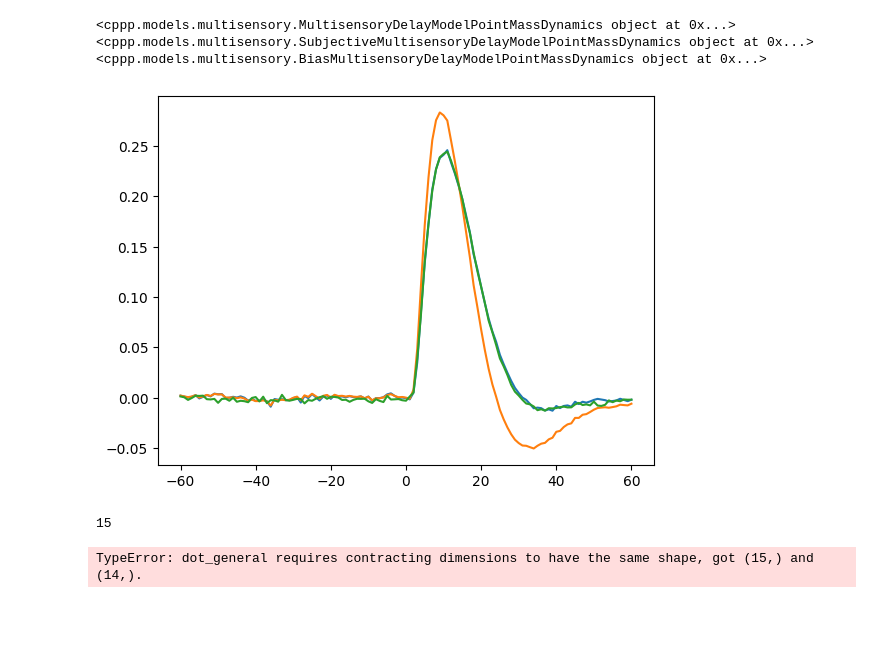
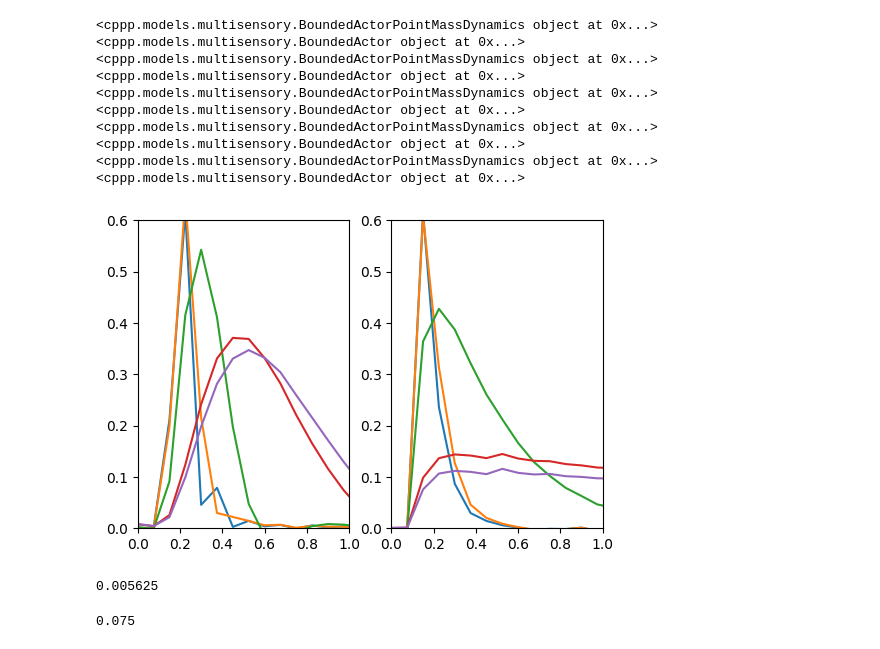
Before and after one commit to dominikstrb/cpp-proprioception, a Jupyter notebook: notebooks/ModelExploration.ipynb, the cells around one changed output. Saved outputs shown, nothing was run; the diff lists cells and outputs as text; code cells hidden in the pictures; blank space fills up the shorter version.

Commit message:
Rescale cost parameterization

```diff
--- a/notebooks/ModelExploration.ipynb
+++ b/notebooks/ModelExploration.ipynb
@@ -55,28 +11,37 @@ plt.show()
 # %%
-for model in [force_model, subj_model, bias_model]:
-    key = random.PRNGKey(0)
-    x = model.simulate(key, n=100)
-    print(model)
-    vels = jnp.diff(x, axis=-2)
-    lags, correls = xcorr(vels[..., 1], vels[..., 0], maxlags=60)
+dt = 0.075
 
-    plt.plot(lags, correls.mean(axis=0))
+f, ax = plt.subplots(1, 2, figsize=(6, 4))
+for c in [1e-6, 1e-4, 1e-2, 1., 2.]:
+    for i, model in enumerate([BoundedActorPointMassDynamics(action_cost=c , sigmas=[1.], action_variability=0.1, delays=[1], dt=dt),
+                  BoundedActor(action_cost=c, sigmas=[1.], action_variability=0.1, delays=[1], dt=dt)]):
+        key = random.PRNGKey(0)
+
+        x = model.simulate(key, n=100)
+        print(model)
+        vels = jnp.diff(x, axis=-2)
+        lags, correls = xcorr(vels[..., 1], vels[..., 0], maxlags=25)
+
+        ax[i].plot(lags[25:] * dt, correls.mean(axis=0)[25:])
+        ax[i].set_xlim(0, 1.)
+        ax[i].set_ylim(0., 0.6)
 # %% [output]
-<cppp.models.multisensory.MultisensoryDelayModelPointMassDynamics object at 0x...>
-<cppp.models.multisensory.SubjectiveMultisensoryDelayModelPointMassDynamics object at 0x...>
-<cppp.models.multisensory.BiasMultisensoryDelayModelPointMassDynamics object at 0x...>
+<cppp.models.multisensory.BoundedActorPointMassDynamics object at 0x...>
+<cppp.models.multisensory.BoundedActor object at 0x...>
+<cppp.models.multisensory.BoundedActorPointMassDynamics object at 0x...>
+<cppp.models.multisensory.BoundedActor object at 0x...>
+<cppp.models.multisensory.BoundedActorPointMassDynamics object at 0x...>
+<cppp.models.multisensory.BoundedActor object at 0x...>
+<cppp.models.multisensory.BoundedActorPointMassDynamics object at 0x...>
+<cppp.models.multisensory.BoundedActor object at 0x...>
+<cppp.models.multisensory.BoundedActorPointMassDynamics object at 0x...>
+<cppp.models.multisensory.BoundedActor object at 0x...>
-[figure, old version]
+[figure, new version]
-# %%
-for bias in [0.0, 1.0, 2., 3., 4., 5.]:
-    for i, vis_noise in enumerate([4., 12.]):
-        delays = dict(vis=2, prop=1)
-        bias_model = BiasMultisensoryDelayModelPointMassDynamics(sigmas=[2., vis_noise], T=168, action_variability=0.09, action_cost=1e-5, delays=[1, 2])
-        print(bias_model.xdim)
-        key = random.PRNGKey(0)
-        x = bias_model.simulate(key, n=100, x0=jnp.array([0.0] * (bias_model.xdim // 2 - 1) + [bias] + [0.0] * (bias_model.xdim // 2)))
-        error = x[..., 0] - x[..., 1]
-
-        plt.scatter(bias, error.mean(), label=f"bias={bias}", color=f"C{i}")
-# %% [output]
-15
-TypeError: dot_general requires contracting dimensions to have the same shape, got (15,) and (14,).
+# %%
+dt ** 2
+# %% [output]
+0.005625
+# %%
+dt
+# %% [output]
+0.075
```
Also changed, not shown: parts of 3 cells of this notebook, 5 other files.
